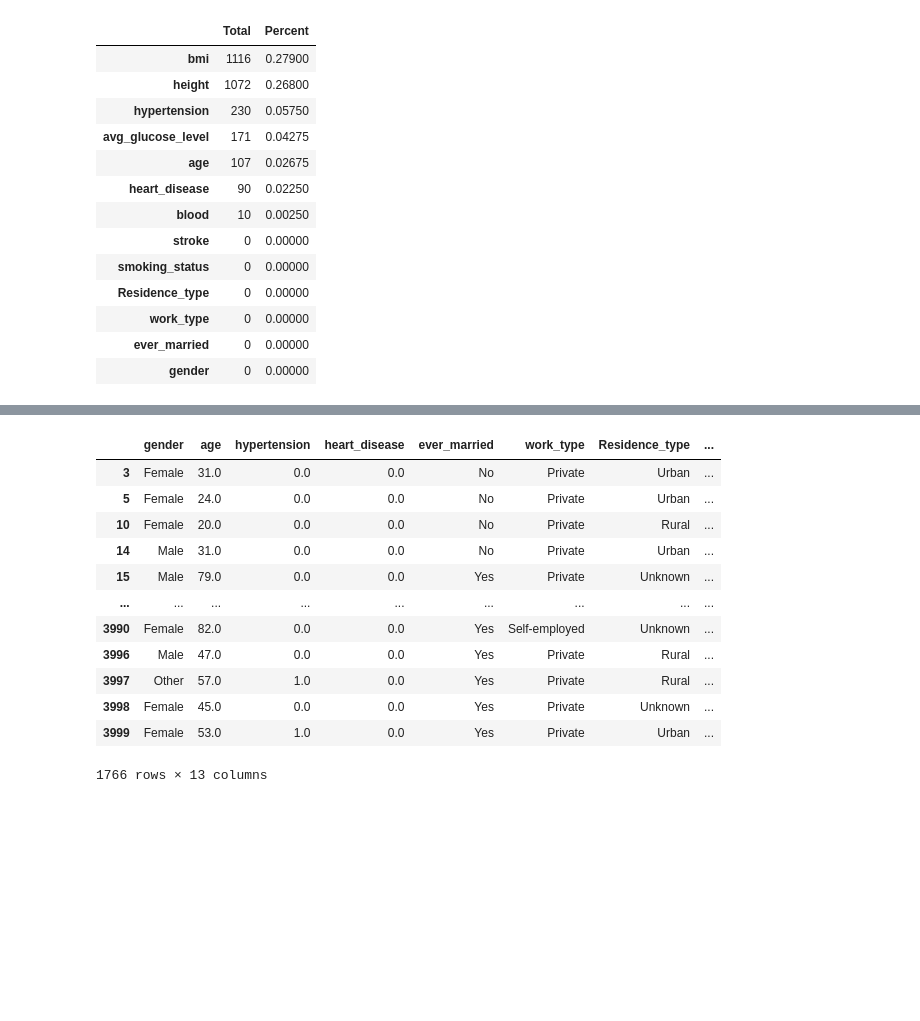
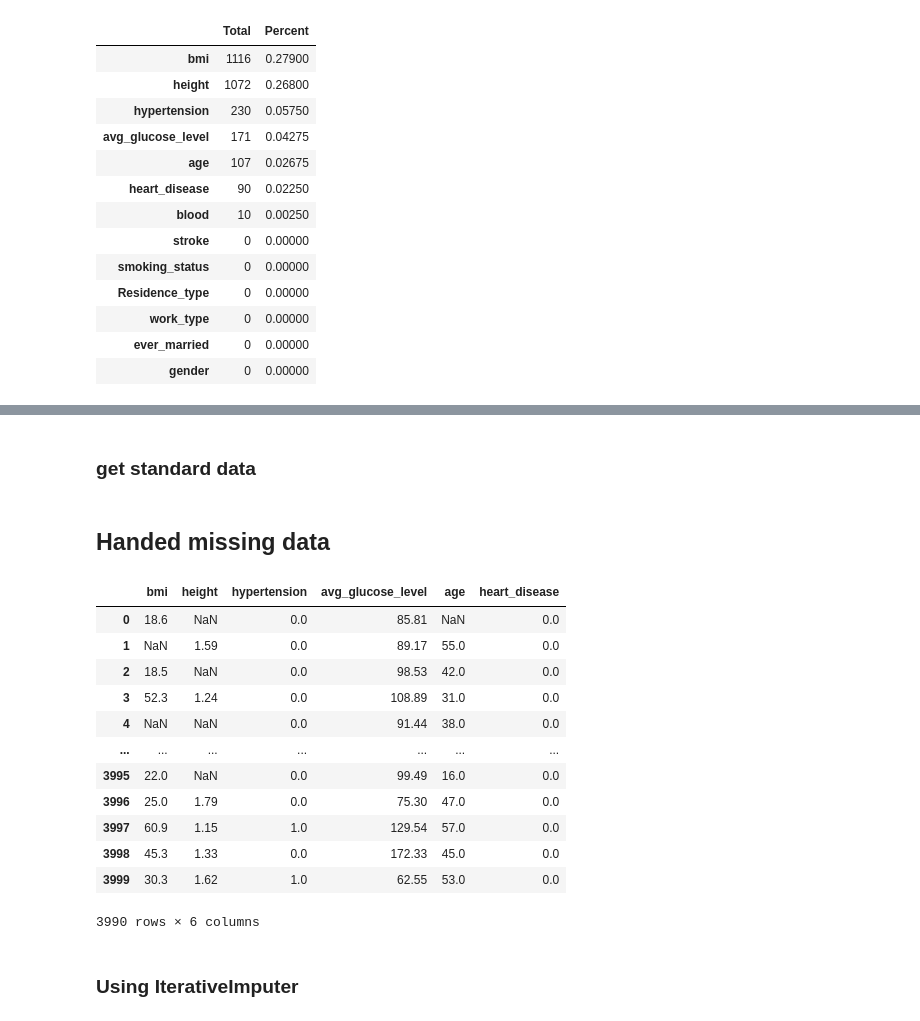
Before and after one commit to Hoangthang017/AI-TEMPO-StrokePrediction, a Jupyter notebook: model/strokePrediction.ipynb, the cells around one changed output, grey strips where cells are left out. Cells and saved outputs as stored; diff of their text form; code cells hidden in the pictures; blank space fills up the shorter version.

```diff
--- a/model/strokePrediction.ipynb
+++ b/model/strokePrediction.ipynb
@@ -132,19 +156,29 @@ draw_missing_data_table(data)
+# %% [markdown]
+### get standard data
 # %%
-standard_data = data.copy()
-standard_data = standard_data.dropna()
-standard_data.to_csv('/content/AI-TEMPO-StrokePrediction/dataset/standard_data/standard_data.csv')
-standard_data
+# standard_data = data.copy()
+# standard_data = standard_data.dropna()
+# standard_data.to_csv('/content/AI-TEMPO-StrokePrediction/dataset/standard_data/standard_data.csv')
+# standard_data
-# %% [output]
-|  | gender | age | hypertension | heart_disease | ever_married | work_type | Residence_type | ... |
-| 3 | Female | 31.0 | 0.0 | 0.0 | No | Private | Urban | ... |
-| 5 | Female | 24.0 | 0.0 | 0.0 | No | Private | Urban | ... |
-| 10 | Female | 20.0 | 0.0 | 0.0 | No | Private | Rural | ... |
-| 14 | Male | 31.0 | 0.0 | 0.0 | No | Private | Urban | ... |
-| 15 | Male | 79.0 | 0.0 | 0.0 | Yes | Private | Unknown | ... |
-| ... | ... | ... | ... | ... | ... | ... | ... | ... |
-| 3990 | Female | 82.0 | 0.0 | 0.0 | Yes | Self-employed | Unknown | ... |
-| 3996 | Male | 47.0 | 0.0 | 0.0 | Yes | Private | Rural | ... |
-| 3997 | Other | 57.0 | 1.0 | 0.0 | Yes | Private | Rural | ... |
-| 3998 | Female | 45.0 | 0.0 | 0.0 | Yes | Private | Unknown | ... |
-| 3999 | Female | 53.0 | 1.0 | 0.0 | Yes | Private | Urban | ... |
-1766 rows × 13 columns
+# %% [markdown]
+## Handed missing data
+# %%
+missing_data_columns = ['bmi','height','hypertension','avg_glucose_level','age','heart_disease']
+missing_data = data.copy()[missing_data_columns]
+missing_data
+# %% [output]
+|  | bmi | height | hypertension | avg_glucose_level | age | heart_disease |
+| 0 | 18.6 | NaN | 0.0 | 85.81 | NaN | 0.0 |
+| 1 | NaN | 1.59 | 0.0 | 89.17 | 55.0 | 0.0 |
+| 2 | 18.5 | NaN | 0.0 | 98.53 | 42.0 | 0.0 |
+| 3 | 52.3 | 1.24 | 0.0 | 108.89 | 31.0 | 0.0 |
+| 4 | NaN | NaN | 0.0 | 91.44 | 38.0 | 0.0 |
+| ... | ... | ... | ... | ... | ... | ... |
+| 3995 | 22.0 | NaN | 0.0 | 99.49 | 16.0 | 0.0 |
+| 3996 | 25.0 | 1.79 | 0.0 | 75.30 | 47.0 | 0.0 |
+| 3997 | 60.9 | 1.15 | 1.0 | 129.54 | 57.0 | 0.0 |
+| 3998 | 45.3 | 1.33 | 0.0 | 172.33 | 45.0 | 0.0 |
+| 3999 | 30.3 | 1.62 | 1.0 | 62.55 | 53.0 | 0.0 |
+3990 rows × 6 columns
+# %% [markdown]
+### Using IterativeImputer
```
Also changed, not shown: parts of 18 cells of this notebook.
